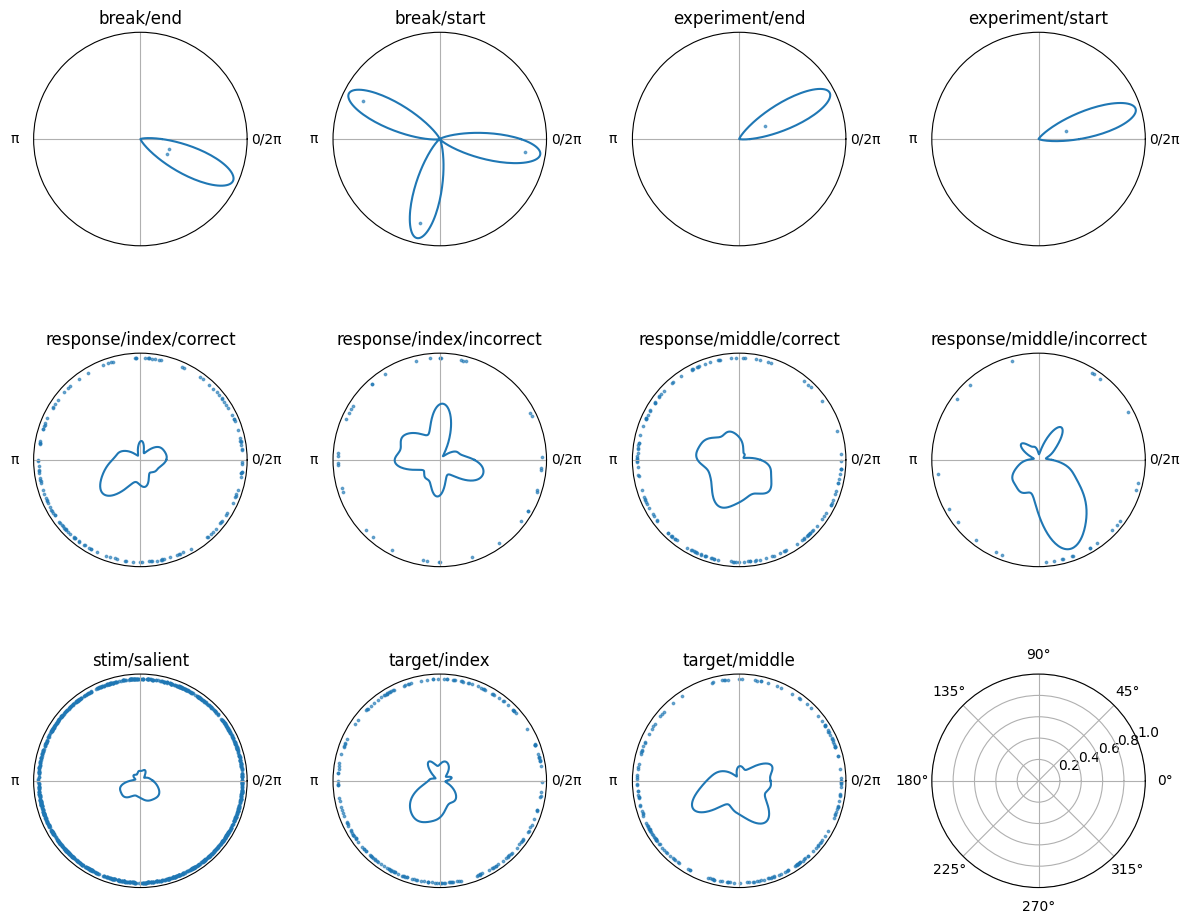
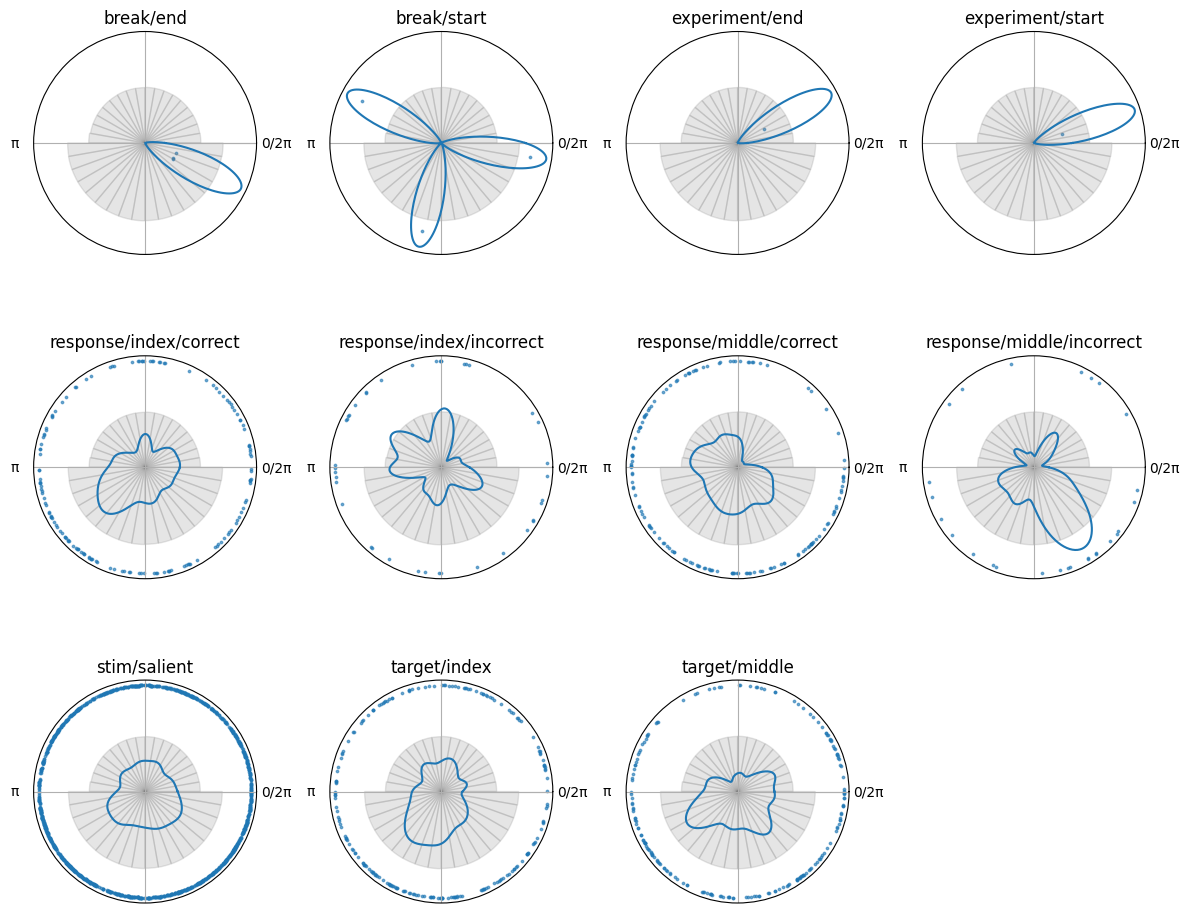
The notebook cell's code change between the first figure and the second:
--- before
+++ after
@@ -17,5 +17,10 @@
     circplot_tmp.add_points(s = 3, alpha = 0.6)
     circplot_tmp.add_density()
-    
+    circplot_tmp.add_histogram(phase, scale_to_max=True)
+
+# remove empty subplots
+for ax in axes.flatten():
+    if not ax.has_data():
+        ax.remove()
 
 plt.tight_layout()

Commit: fix histogram bug by using scale_to_max